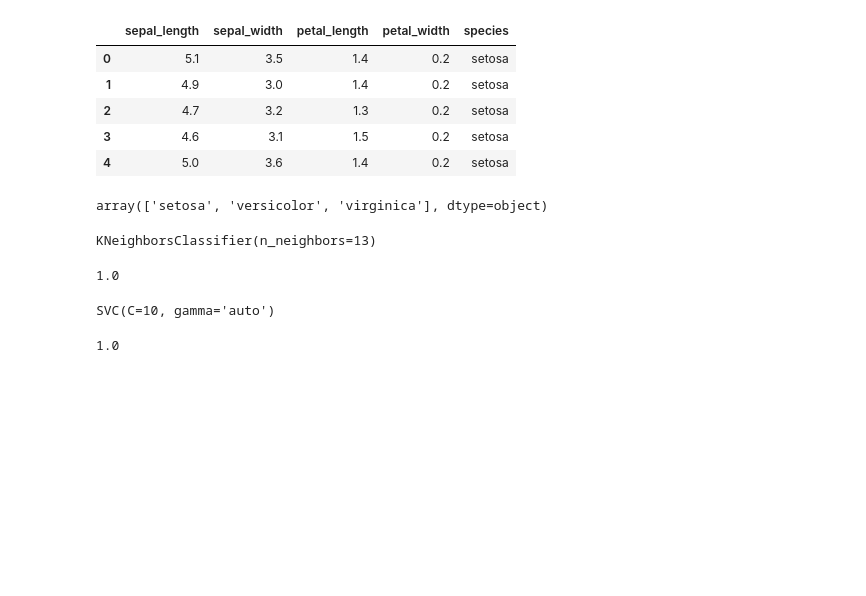
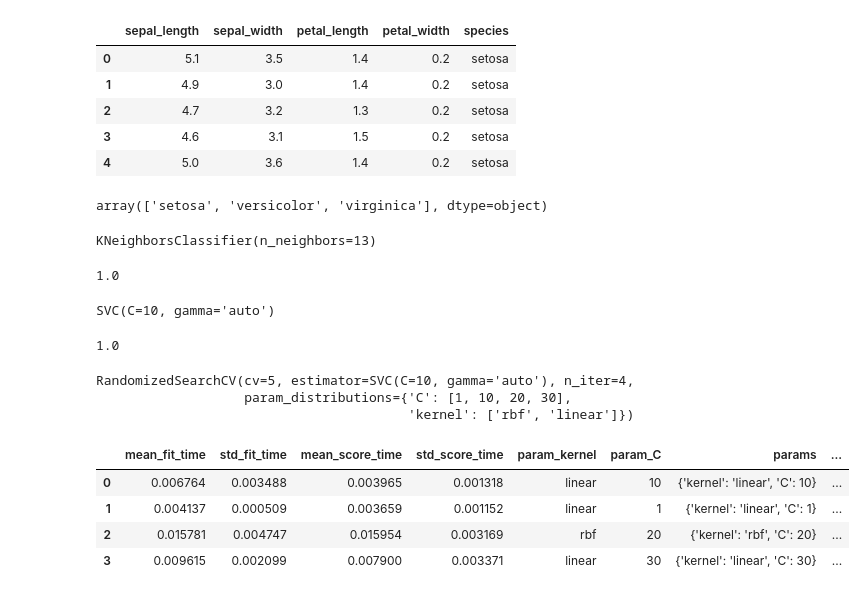
Before and after one commit to OmkarParhad88/ML-RandomSearchCV, a Jupyter notebook: RandomSearchCV.ipynb, the cells around one changed output. Saved outputs shown, nothing was run; the diff lists cells and outputs as text; code cells hidden in the pictures; blank space fills up the shorter version.

```diff
--- a/RandomSearchCV.ipynb
+++ b/RandomSearchCV.ipynb
@@ -51,0 +56,22 @@ model_svm.score(X_test,y_test)
+# %%
+
+classifier_r = RandomizedSearchCV((model_svm),{
+    'C' : [1,10,20,30],
+    'kernel' :['rbf','linear'],
+},n_iter = 4,cv = 5,return_train_score = False)
+# %%
+classifier_r.fit(X,y)
+# %% [output]
+RandomizedSearchCV(cv=5, estimator=SVC(C=10, gamma='auto'), n_iter=4,
+                   param_distributions={'C': [1, 10, 20, 30],
+                                        'kernel': ['rbf', 'linear']})
+# %%
+results = pd.DataFrame(classifier_r.cv_results_)
+# %%
+results
+# %% [output]
+|  | mean_fit_time | std_fit_time | mean_score_time | std_score_time | param_kernel | param_C | params | ... |
+| 0 | 0.006764 | 0.003488 | 0.003965 | 0.001318 | linear | 10 | {'kernel': 'linear', 'C': 10} | ... |
+| 1 | 0.004137 | 0.000509 | 0.003659 | 0.001152 | linear | 1 | {'kernel': 'linear', 'C': 1} | ... |
+| 2 | 0.015781 | 0.004747 | 0.015954 | 0.003169 | rbf | 20 | {'kernel': 'rbf', 'C': 20} | ... |
+| 3 | 0.009615 | 0.002099 | 0.007900 | 0.003371 | linear | 30 | {'kernel': 'linear', 'C': 30} | ... |
```
Also changed, not shown: parts of 3 cells of this notebook.
